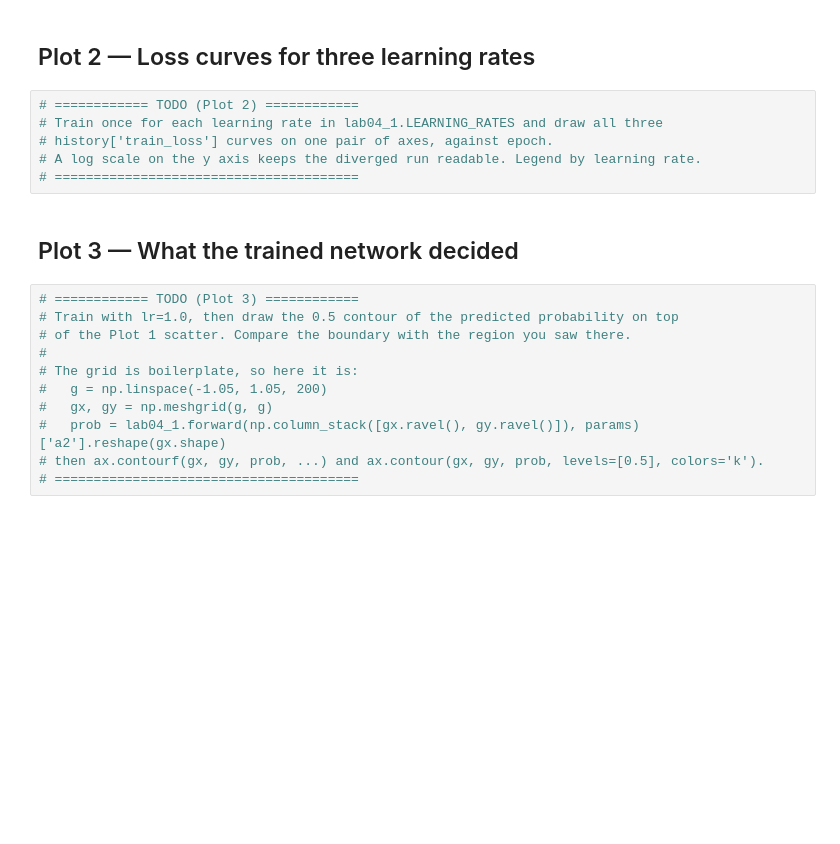
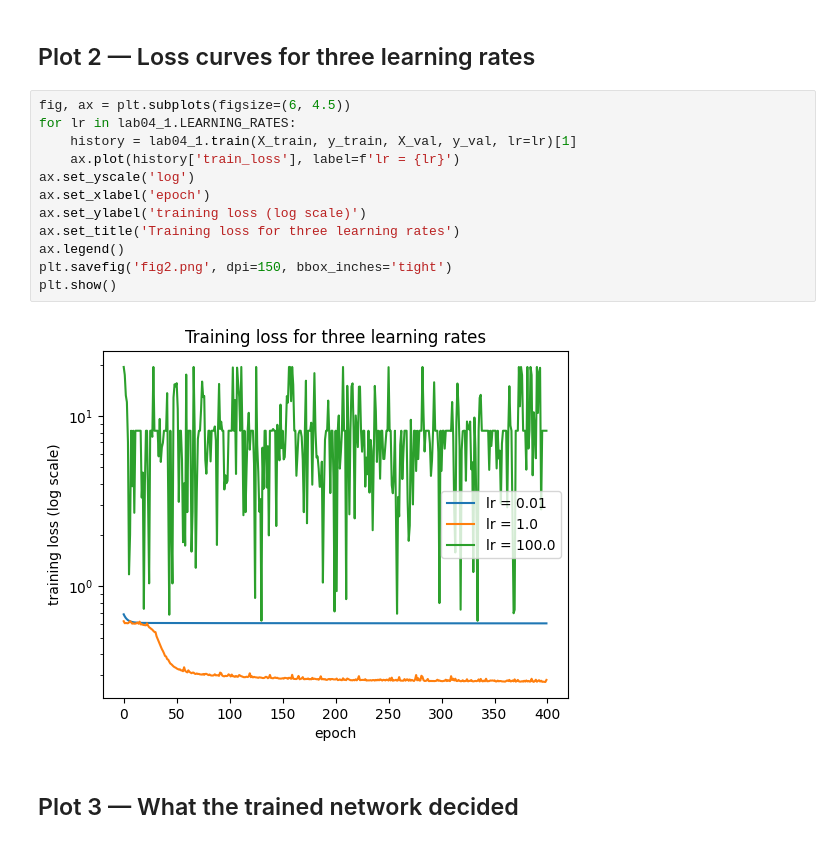
Before and after one commit to rhddnjs1974/machine-learning-project, a Jupyter notebook: lab04_1/notebooks/lab04_1_visualization.ipynb, the cells around one changed output. Saved outputs shown, nothing was run; the diff lists cells and outputs as text; blank space fills up the shorter version.

```diff
--- a/lab04_1/notebooks/lab04_1_visualization.ipynb
+++ b/lab04_1/notebooks/lab04_1_visualization.ipynb
@@ -32,21 +55,18 @@ results
 # %% [markdown]
 ## Plot 2 — Loss curves for three learning rates
-# %%
-# ============ TODO (Plot 2) ============
-# Train once for each learning rate in lab04_1.LEARNING_RATES and draw all three
-# history['train_loss'] curves on one pair of axes, against epoch.
-# A log scale on the y axis keeps the diverged run readable. Legend by learning rate.
-# =======================================
+# %%
+fig, ax = plt.subplots(figsize=(6, 4.5))
+for lr in lab04_1.LEARNING_RATES:
+    history = lab04_1.train(X_train, y_train, X_val, y_val, lr=lr)[1]
+    ax.plot(history['train_loss'], label=f'lr = {lr}')
+ax.set_yscale('log')
+ax.set_xlabel('epoch')
+ax.set_ylabel('training loss (log scale)')
+ax.set_title('Training loss for three learning rates')
+ax.legend()
+plt.savefig('fig2.png', dpi=150, bbox_inches='tight')
+plt.show()
+# %% [output]
+[figure, added]
 # %% [markdown]
 ## Plot 3 — What the trained network decided
-# %%
-# ============ TODO (Plot 3) ============
-# Train with lr=1.0, then draw the 0.5 contour of the predicted probability on top
-# of the Plot 1 scatter. Compare the boundary with the region you saw there.
-#
-# The grid is boilerplate, so here it is:
-#   g = np.linspace(-1.05, 1.05, 200)
-#   gx, gy = np.meshgrid(g, g)
-#   prob = lab04_1.forward(np.column_stack([gx.ravel(), gy.ravel()]), params)['a2'].reshape(gx.shape)
-# then ax.contourf(gx, gy, prob, ...) and ax.contour(gx, gy, prob, levels=[0.5], colors='k').
-# =======================================
```
Also changed, not shown: parts of 4 cells of this notebook, 7 other files.
